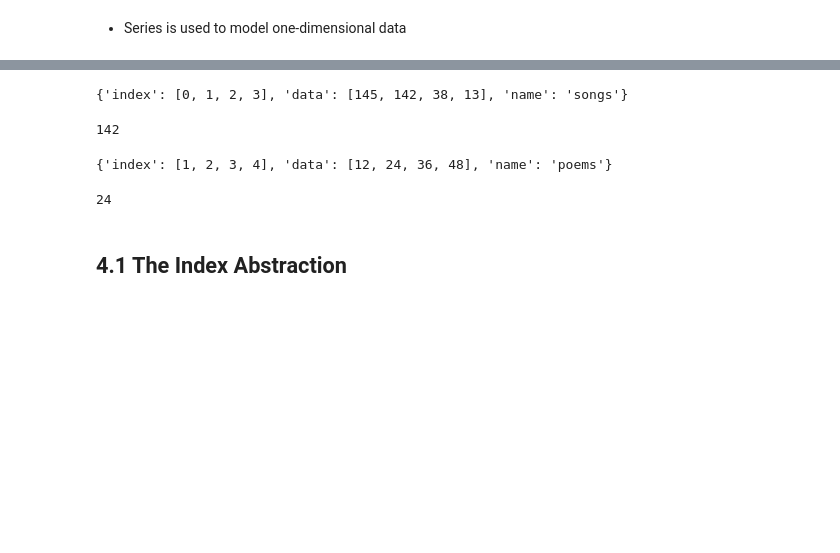
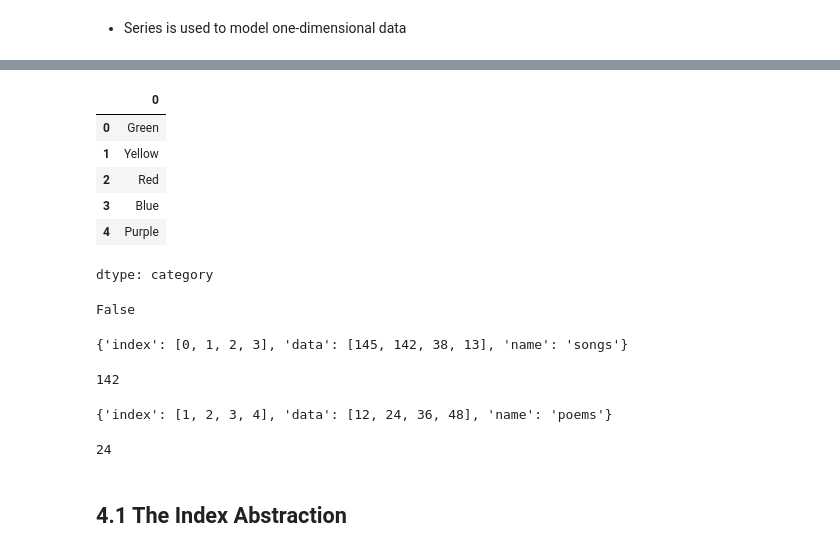
Before and after one commit to stevechengnyc/effective-pandas, a Jupyter notebook: 4-series-intro.ipynb, the cells around one changed output, grey strips where cells are left out. Cells and saved outputs as stored; diff of their text form; code cells hidden in the pictures; blank space fills up the shorter version.

```diff
--- a/4-series-intro.ipynb
+++ b/4-series-intro.ipynb
@@ -8,3 +37,19 @@ import numpy as np
+# %%
+c = pd.Series(['Green', 'Yellow', 'Red', 'Blue', 'Purple'], dtype = 'category')
+# %%
+c
+# %% [output]
+|  | 0 |
+| 0 | Green |
+| 1 | Yellow |
+| 2 | Red |
+| 3 | Blue |
+| 4 | Purple |
+dtype: category
+# %%
+c.cat.ordered
+# %% [output]
+False
 # %%
 series = {
     'index': [0, 1, 2, 3],
```
Also changed, not shown: parts of 5 cells of this notebook.
